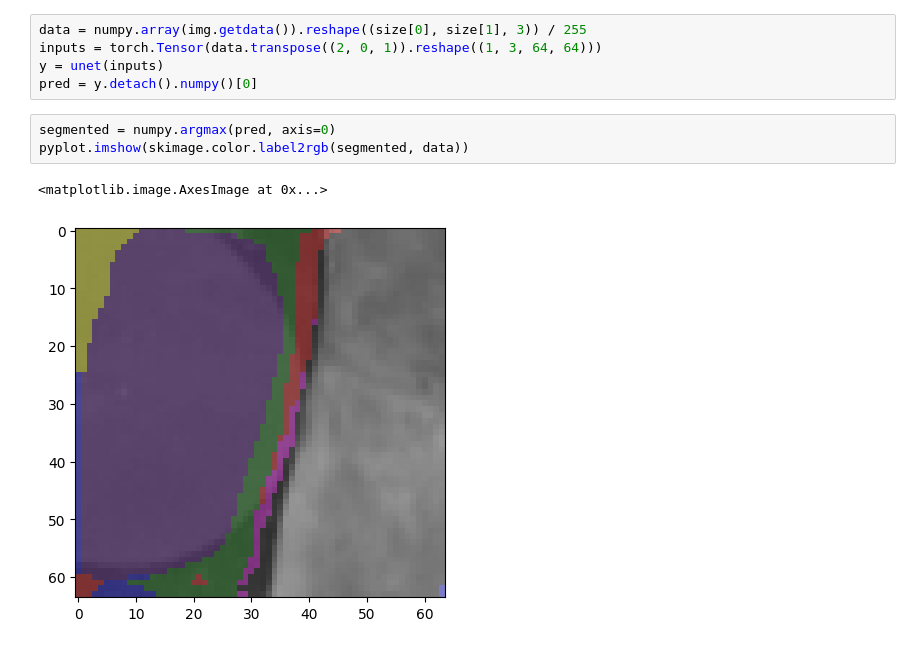
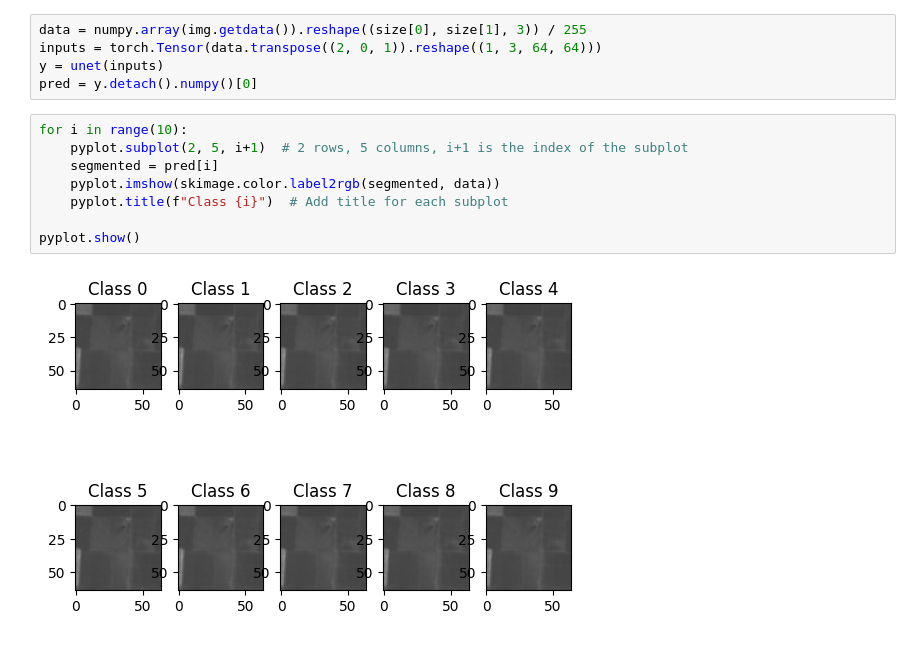
Before and after one commit to luandknguyen/cs450_euro_sat, a Jupyter notebook: ModelAnalysis.ipynb, the cells around one changed output. Cells and saved outputs as stored; diff of their text form.

```diff
--- a/ModelAnalysis.ipynb
+++ b/ModelAnalysis.ipynb
@@ -31,9 +31,13 @@ data = numpy.array(img.getdata()).reshape((size[0], size[1], 3)) / 255
 inputs = torch.Tensor(data.transpose((2, 0, 1)).reshape((1, 3, 64, 64)))
 y = unet(inputs)
 pred = y.detach().numpy()[0]
-# %%
-segmented = numpy.argmax(pred, axis=0)
-pyplot.imshow(skimage.color.label2rgb(segmented, data))
-# %% [output]
-<matplotlib.image.AxesImage at 0x...>
-[figure, removed]
+# %%
+for i in range(10):
+    pyplot.subplot(2, 5, i+1)  # 2 rows, 5 columns, i+1 is the index of the subplot
+    segmented = pred[i]
+    pyplot.imshow(skimage.color.label2rgb(segmented, data))
+    pyplot.title(f"Class {i}")  # Add title for each subplot
+
+pyplot.show()
+# %% [output]
+[figure, added]
```
Also changed, not shown: parts of 1 cell of this notebook.
